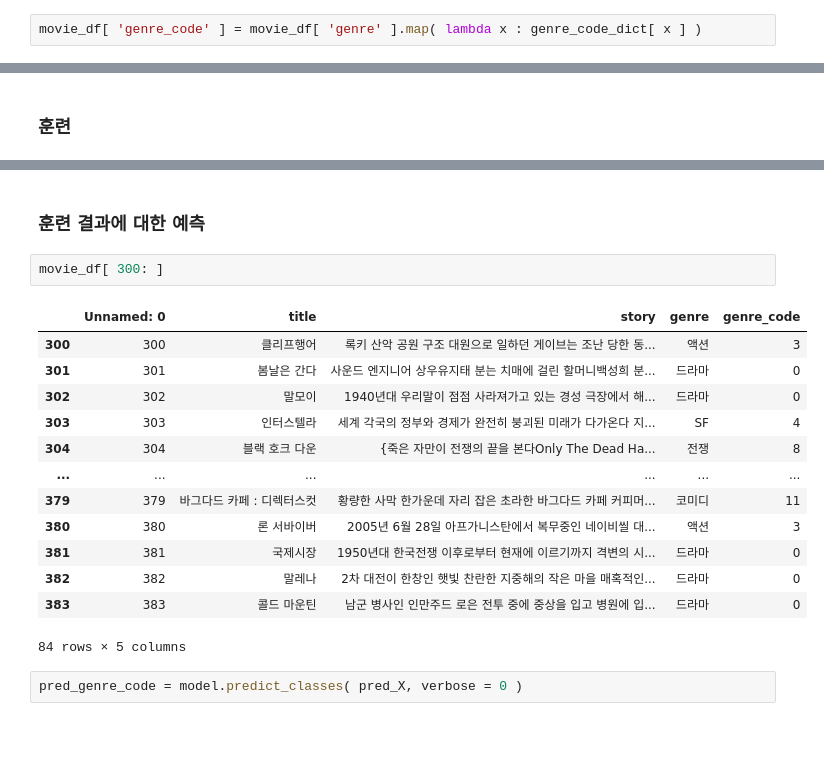
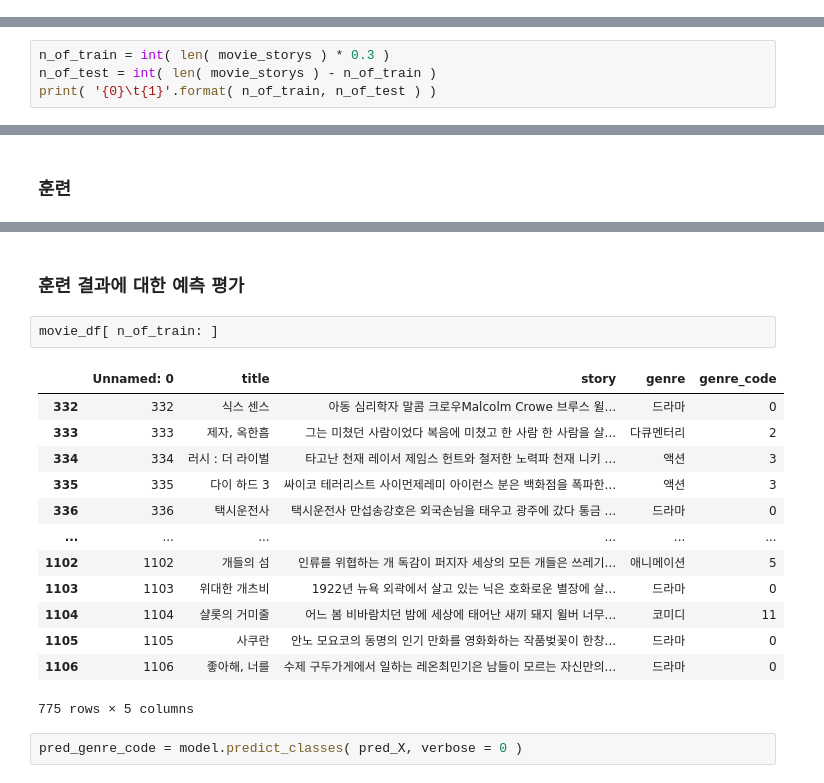
Before and after one commit to wolee777/Workspace-AI-NLP, a Jupyter notebook: 09.Movie-Review-Classification.ipynb, the cells around one changed output, grey strips where cells are left out. Drawn from its saved outputs; the diff is of its cells as text; blank space fills up the shorter version.

Commit message:
Movie Review Classification

```diff
--- a/09.Movie-Review-Classification.ipynb
+++ b/09.Movie-Review-Classification.ipynb
@@ -90,5 +27,3 @@ max_genre_code_length
-# %%
-movie_df[ 'genre_code' ] = movie_df[ 'genre' ].map( lambda x : genre_code_dict[ x ] )
 # %%
 movie_df.head()
 # %% [output]
@@ -159,0 +85,4 @@ movie_genre_codes = np.array( movie_df[ 'genre_code' ].values ) # 영화 장르
+# %%
+n_of_train = int( len( movie_storys ) * 0.3 )
+n_of_test = int( len( movie_storys ) - n_of_train )
+print( '{0}\t{1}'.format( n_of_train, n_of_test ) )
@@ -458,21 +387,21 @@ plt.show()
 # %% [markdown]
-### 훈련 결과에 대한 예측
+### 훈련 결과에 대한 예측 평가
 # %%
-movie_df[ 300: ]
+movie_df[ n_of_train: ]
 # %% [output]
 |  | Unnamed: 0 | title | story | genre | genre_code |
-| 300 | 300 | 클리프행어 | 록키 산악 공원 구조 대원으로 일하던 게이브는 조난 당한 동... | 액션 | 3 |
-| 301 | 301 | 봄날은 간다 | 사운드 엔지니어 상우유지태 분는 치매에 걸린 할머니백성희 분... | 드라마 | 0 |
-| 302 | 302 | 말모이 | 1940년대 우리말이 점점 사라져가고 있는 경성 극장에서 해... | 드라마 | 0 |
-| 303 | 303 | 인터스텔라 | 세계 각국의 정부와 경제가 완전히 붕괴된 미래가 다가온다 지... | SF | 4 |
-| 304 | 304 | 블랙 호크 다운 | {죽은 자만이 전쟁의 끝을 본다Only The Dead Ha... | 전쟁 | 8 |
+| 332 | 332 | 식스 센스 | 아동 심리학자 말콤 크로우Malcolm Crowe 브루스 윌... | 드라마 | 0 |
+| 333 | 333 | 제자, 옥한흠 | 그는 미쳤던 사람이었다 복음에 미쳤고 한 사람 한 사람을 살... | 다큐멘터리 | 2 |
+| 334 | 334 | 러시 : 더 라이벌 | 타고난 천재 레이서 제임스 헌트와 철저한 노력파 천재 니키 ... | 액션 | 3 |
+| 335 | 335 | 다이 하드 3 | 싸이코 테러리스트 사이먼제레미 아이런스 분은 백화점을 폭파한... | 액션 | 3 |
+| 336 | 336 | 택시운전사 | 택시운전사 만섭송강호은 외국손님을 태우고 광주에 갔다 통금 ... | 드라마 | 0 |
 | ... | ... | ... | ... | ... | ... |
-| 379 | 379 | 바그다드 카페 : 디렉터스컷 | 황량한 사막 한가운데 자리 잡은 초라한 바그다드 카페 커피머... | 코미디 | 11 |
-| 380 | 380 | 론 서바이버 | 2005년 6월 28일 아프가니스탄에서 복무중인 네이비씰 대... | 액션 | 3 |
-| 381 | 381 | 국제시장 | 1950년대 한국전쟁 이후로부터 현재에 이르기까지 격변의 시... | 드라마 | 0 |
-| 382 | 382 | 말레나 | 2차 대전이 한창인 햇빛 찬란한 지중해의 작은 마을 매혹적인... | 드라마 | 0 |
-| 383 | 383 | 콜드 마운틴 | 남군 병사인 인만주드 로은 전투 중에 중상을 입고 병원에 입... | 드라마 | 0 |
+| 1102 | 1102 | 개들의 섬 | 인류를 위협하는 개 독감이 퍼지자 세상의 모든 개들은 쓰레기... | 애니메이션 | 5 |
+| 1103 | 1103 | 위대한 개츠비 | 1922년 뉴욕 외곽에서 살고 있는 닉은 호화로운 별장에 살... | 드라마 | 0 |
+| 1104 | 1104 | 샬롯의 거미줄 | 어느 봄 비바람치던 밤에 세상에 태어난 새끼 돼지 윌버 너무... | 코미디 | 11 |
+| 1105 | 1105 | 사쿠란 | 안노 모요코의 동명의 인기 만화를 영화화하는 작품벚꽃이 한창... | 드라마 | 0 |
+| 1106 | 1106 | 좋아해, 너를 | 수제 구두가게에서 일하는 레온최민기은 남들이 모르는 자신만의... | 드라마 | 0 |
-84 rows × 5 columns
+775 rows × 5 columns
 # %%
 pred_genre_code = model.predict_classes( pred_X, verbose = 0 )
 # %%
```
Also changed, not shown: parts of 91 cells of this notebook, 1 other file.
